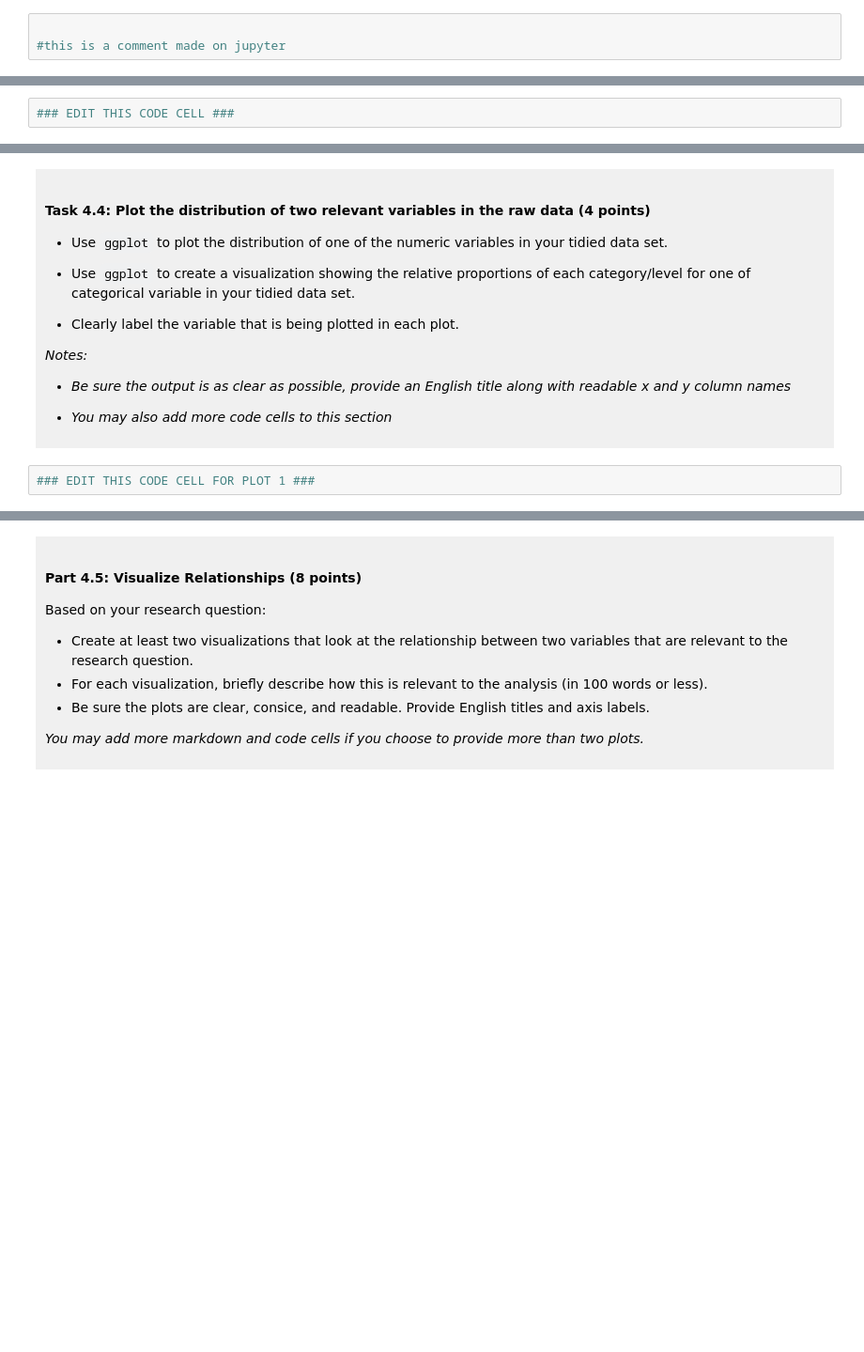
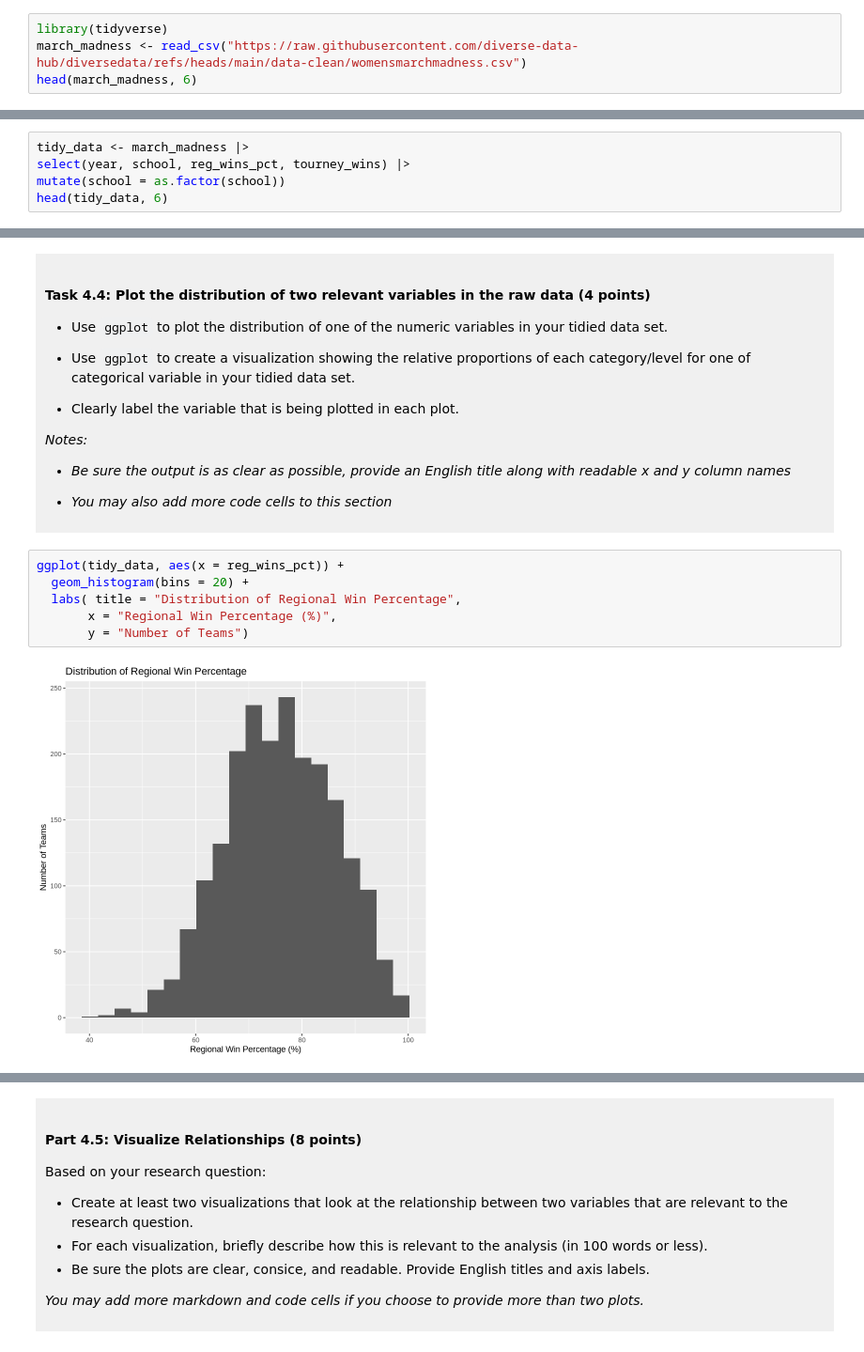
Before and after one commit to Mohan-lab869/dsci-100-project-mohan-chen, a Jupyter notebook: dsci-100-project-notebook.ipynb, the cells around one changed output, grey strips where cells are left out. Shown at 94% size. Saved outputs shown, nothing was run; the diff lists cells and outputs as text; blank space fills up the shorter version.

```diff
--- a/dsci-100-project-notebook.ipynb
+++ b/dsci-100-project-notebook.ipynb
@@ -128,5 +128,6 @@ To help you with the analysis, here is a table of descriptions of each of the va
 
 </div>
 # %%
-
-#this is a comment made on jupyter
+library(tidyverse)
+march_madness <- read_csv("https://raw.githubusercontent.com/diverse-data-hub/diversedata/refs/heads/main/data-clean/womensmarchmadness.csv")
+head(march_madness, 6)
@@ -189,4 +208,7 @@ Produce a tidy data set that could be used to answer your research question usin
 
 </div>
 # %%
-### EDIT THIS CODE CELL ###
+tidy_data <- march_madness |>
+select(year, school, reg_wins_pct, tourney_wins) |>
+mutate(school = as.factor(school))
+head(tidy_data, 6)
@@ -257,5 +339,11 @@ You will refine your research question (if needed) and produce a tidy data set.
 
 </div>
 # %%
-### EDIT THIS CODE CELL FOR PLOT 1 ###
+ggplot(tidy_data, aes(x = reg_wins_pct)) +
+  geom_histogram(bins = 20) +
+  labs( title = "Distribution of Regional Win Percentage",
+       x = "Regional Win Percentage (%)",
+       y = "Number of Teams")
+# %% [output]
+[figure, added]
 # %%
```
Also changed, not shown: parts of 13 cells of this notebook.
